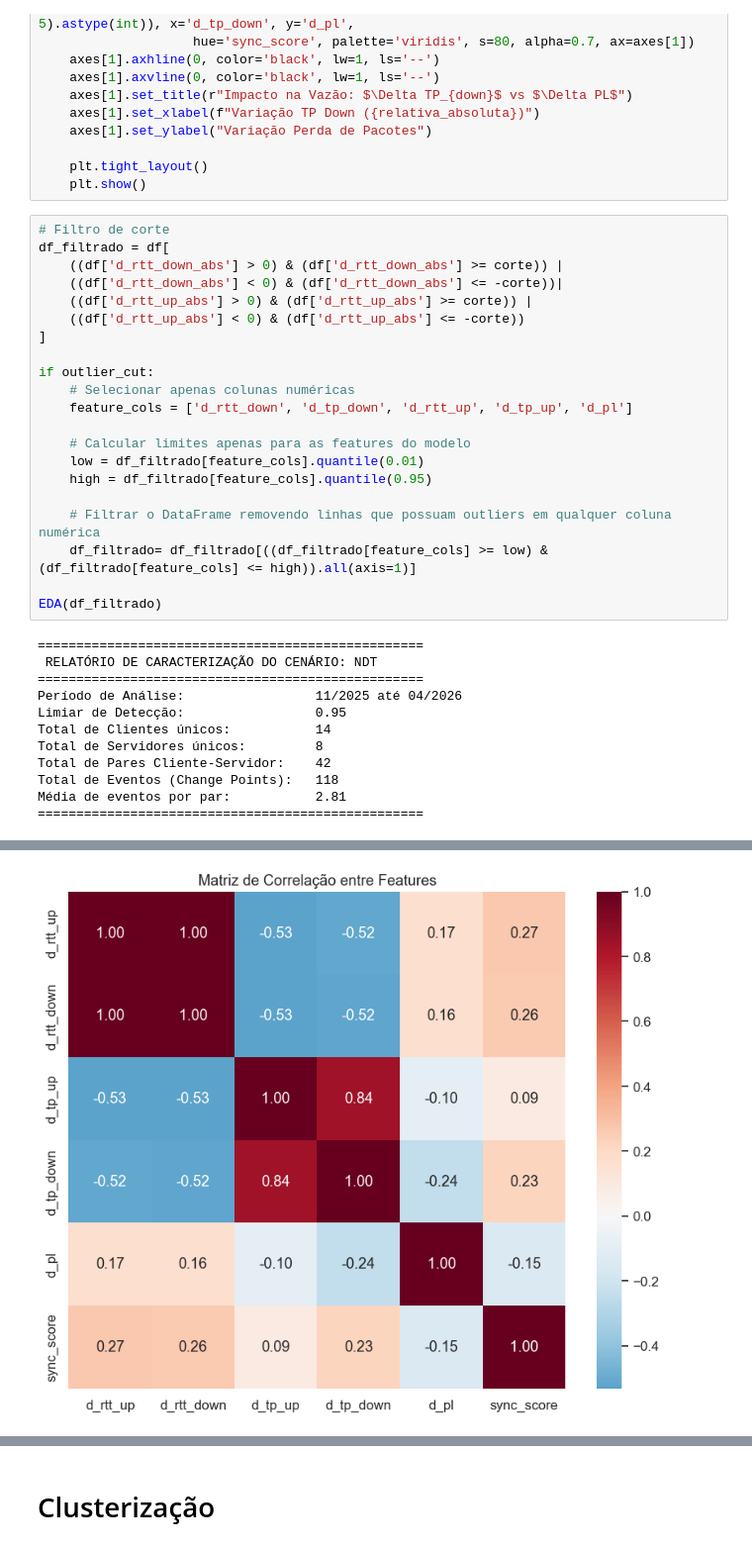
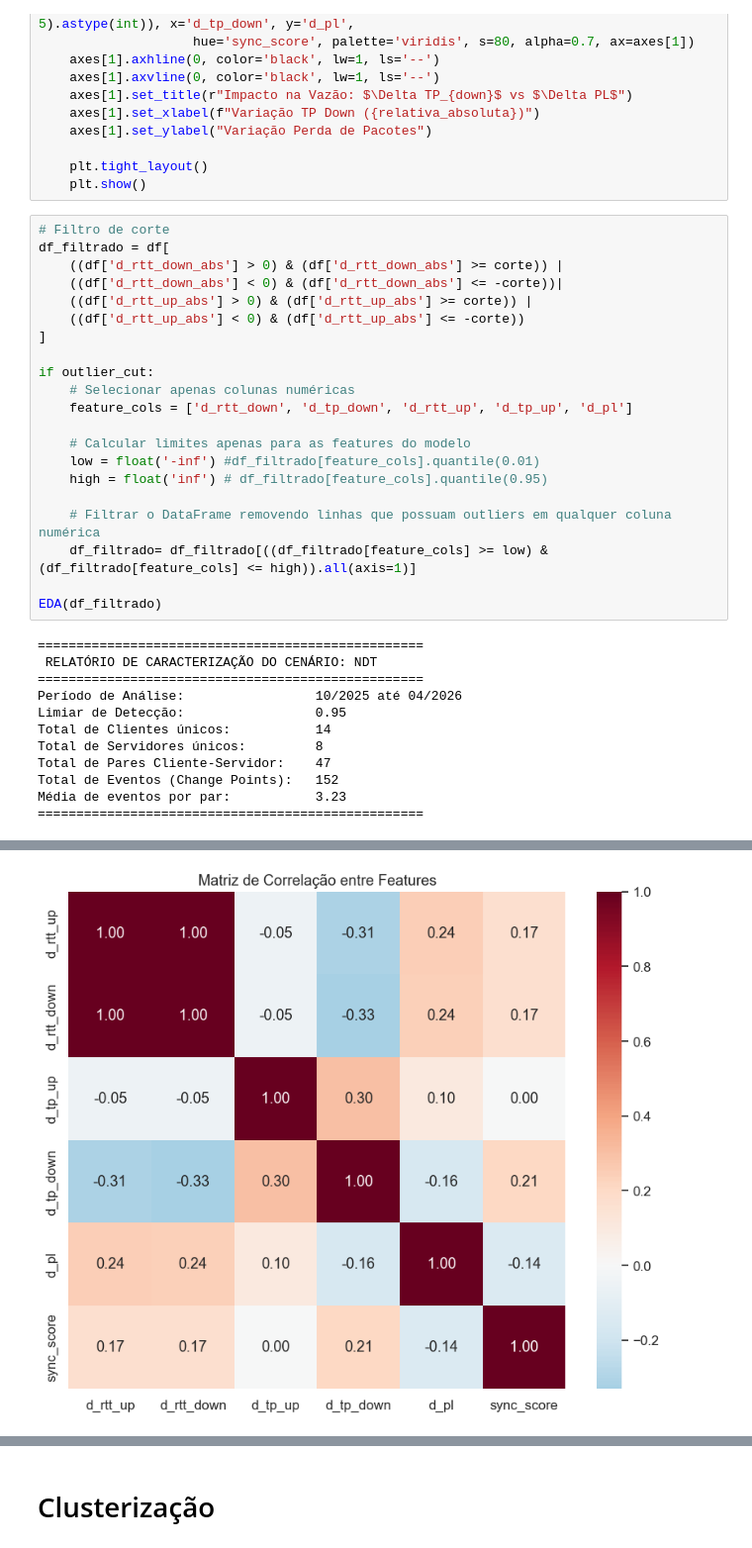
Before and after one commit to lhscaldas/Mestrado, a Jupyter notebook: features_analysis.ipynb, the cells around one changed output, grey strips where cells are left out. Shown at 99% size. Cells and saved outputs as stored; diff of their text form.

```diff
--- a/features_analysis.ipynb
+++ b/features_analysis.ipynb
@@ -230,8 +230,8 @@ if outlier_cut:
     feature_cols = ['d_rtt_down', 'd_tp_down', 'd_rtt_up', 'd_tp_up', 'd_pl']
 
     # Calcular limites apenas para as features do modelo
-    low = df_filtrado[feature_cols].quantile(0.01)
-    high = df_filtrado[feature_cols].quantile(0.95)
+    low = float('-inf') #df_filtrado[feature_cols].quantile(0.01)
+    high = float('inf') # df_filtrado[feature_cols].quantile(0.95)
 
     # Filtrar o DataFrame removendo linhas que possuam outliers em qualquer coluna numérica
     df_filtrado= df_filtrado[((df_filtrado[feature_cols] >= low) & (df_filtrado[feature_cols] <= high)).all(axis=1)]
@@ -241,11 +241,11 @@ EDA(df_filtrado)
 ==================================================
  RELATÓRIO DE CARACTERIZAÇÃO DO CENÁRIO: NDT
 ==================================================
-Período de Análise:                 11/2025 até 04/2026
+Período de Análise:                 10/2025 até 04/2026
 Limiar de Detecção:                 0.95
 Total de Clientes únicos:           14
 Total de Servidores únicos:         8
-Total de Pares Cliente-Servidor:    42
-Total de Eventos (Change Points):   118
-Média de eventos por par:           2.81
+Total de Pares Cliente-Servidor:    47
+Total de Eventos (Change Points):   152
+Média de eventos por par:           3.23
 ==================================================
@@ -258,2 +258,2 @@ Média de eventos por par:           2.81
 [figure]
-[figure, old version]
+[figure, new version]
```
Also changed, not shown: parts of 4 cells of this notebook, 5 other files.
